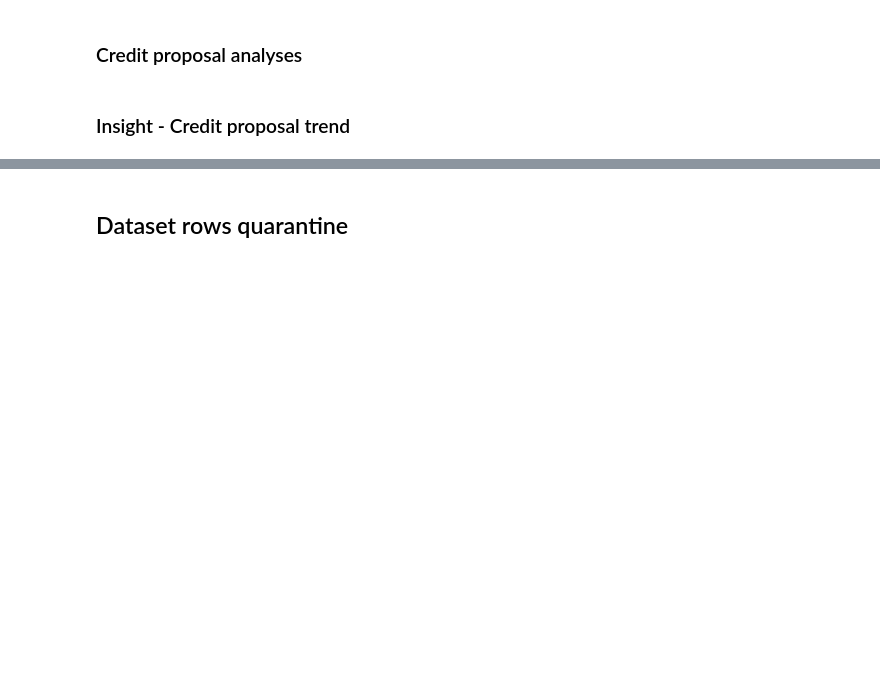
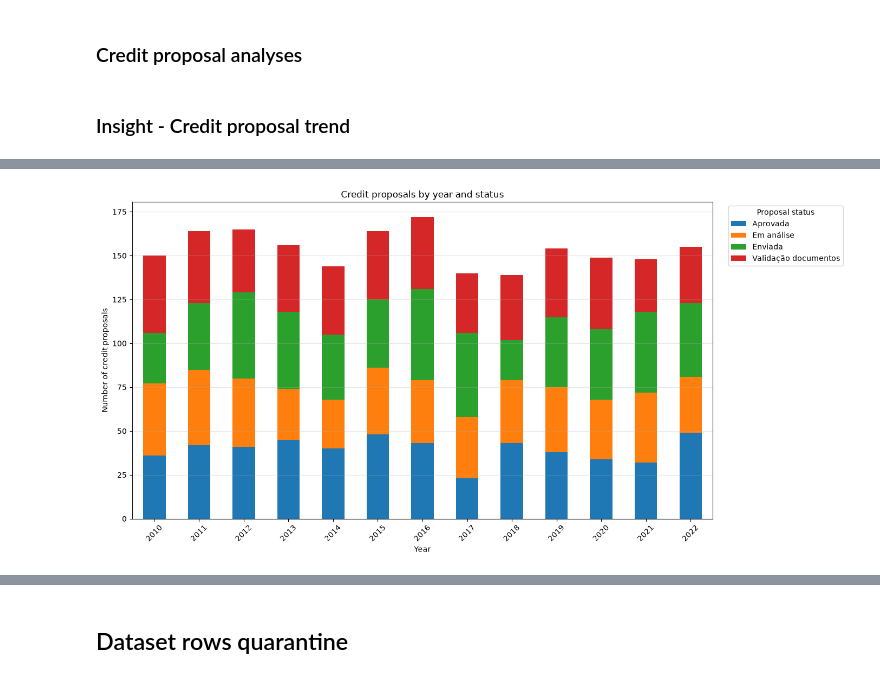
Before and after one commit to luiz-ed-ferreira/Project_BanvicDataAnalytics, a Jupyter notebook: notebooks/main_analyses.ipynb, the cells around one changed output, grey strips where cells are left out. Saved outputs shown, nothing was run; the diff lists cells and outputs as text; code cells hidden in the pictures; blank space fills up the shorter version.

```diff
--- a/notebooks/main_analyses.ipynb
+++ b/notebooks/main_analyses.ipynb
@@ -1539,3 +1539,17 @@ plt.show()
 ### Credit proposal analyses
 # %% [markdown]
 ### Insight - Credit proposal trend
+# %%
+#Será analisado:
+    #Volume de propostas por ano
+    #Distribuição por status
+    #Taxa de aprovação por ano
+    #Valor médio das propostas
+    #Taxa de juros média por status
+
+#Função que analisa a quantidade de propostas de crédito por ano e status
+credit_proposals_by_status = analytic.analyze_credit_proposals_by_status(
+    new_datasets["propostas_credito"]
+)
+
+display(credit_proposals_by_status)
@@ -1541,0 +1574,34 @@ plt.show()
+# %%
+#Analise grafica da quantidade anual de propostas de crédito
+proposal_data = (
+        credit_proposals_by_status
+        .pivot(
+            index="proposal_year",
+            columns="status_proposta",
+            values="proposal_count"
+        )
+        .fillna(0)
+        .sort_index()
+    )
+
+ax = proposal_data.plot(
+    kind="bar",
+    stacked=True,
+    figsize=(14, 7)
+)
+
+ax.set_xlabel("Year")
+ax.set_ylabel("Number of credit proposals")
+ax.set_title("Credit proposals by year and status")
+ax.legend(
+    title="Proposal status",
+    bbox_to_anchor=(1.02, 1),
+    loc="upper left"
+)
+
+plt.xticks(rotation=45)
+plt.grid(axis="y", alpha=0.3)
+plt.tight_layout()
+plt.show()
+# %% [output]
+[figure, added]
```
Also changed, not shown: parts of 8 cells of this notebook, 3 other files.
